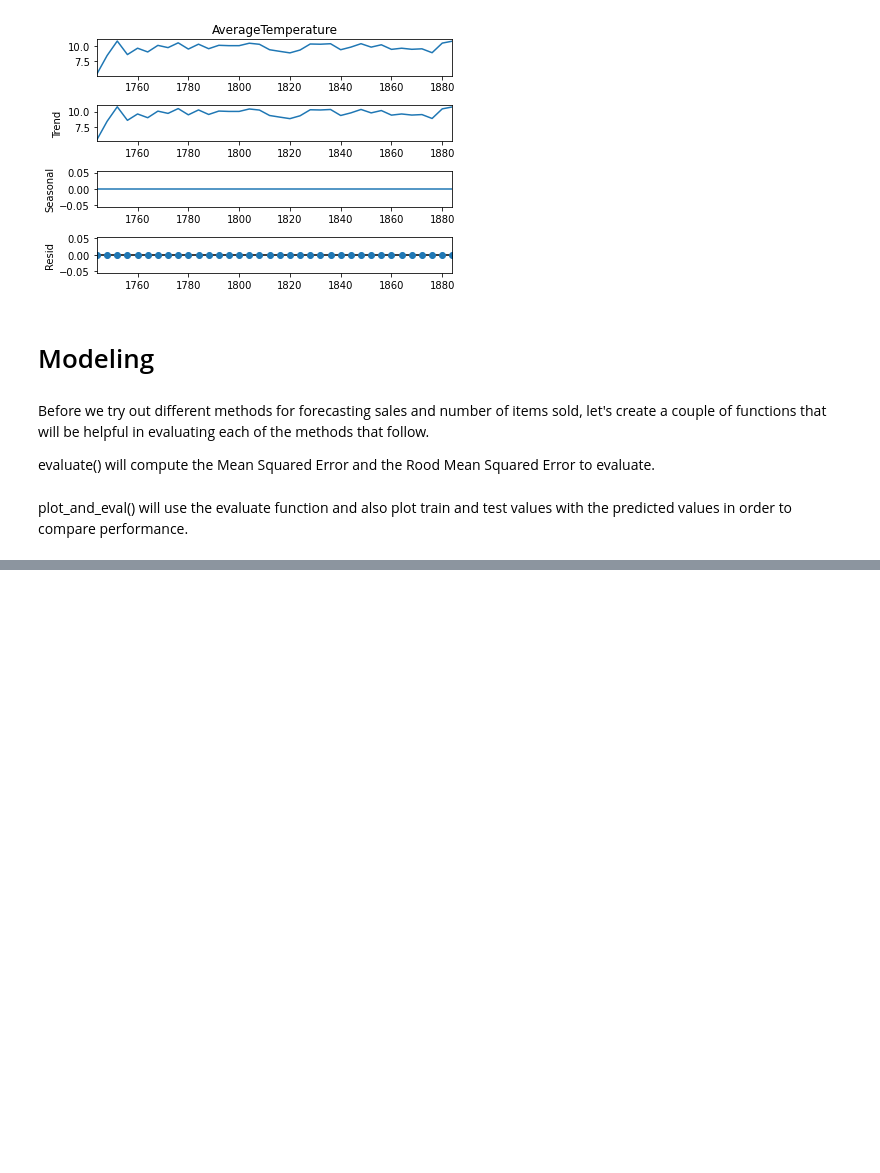
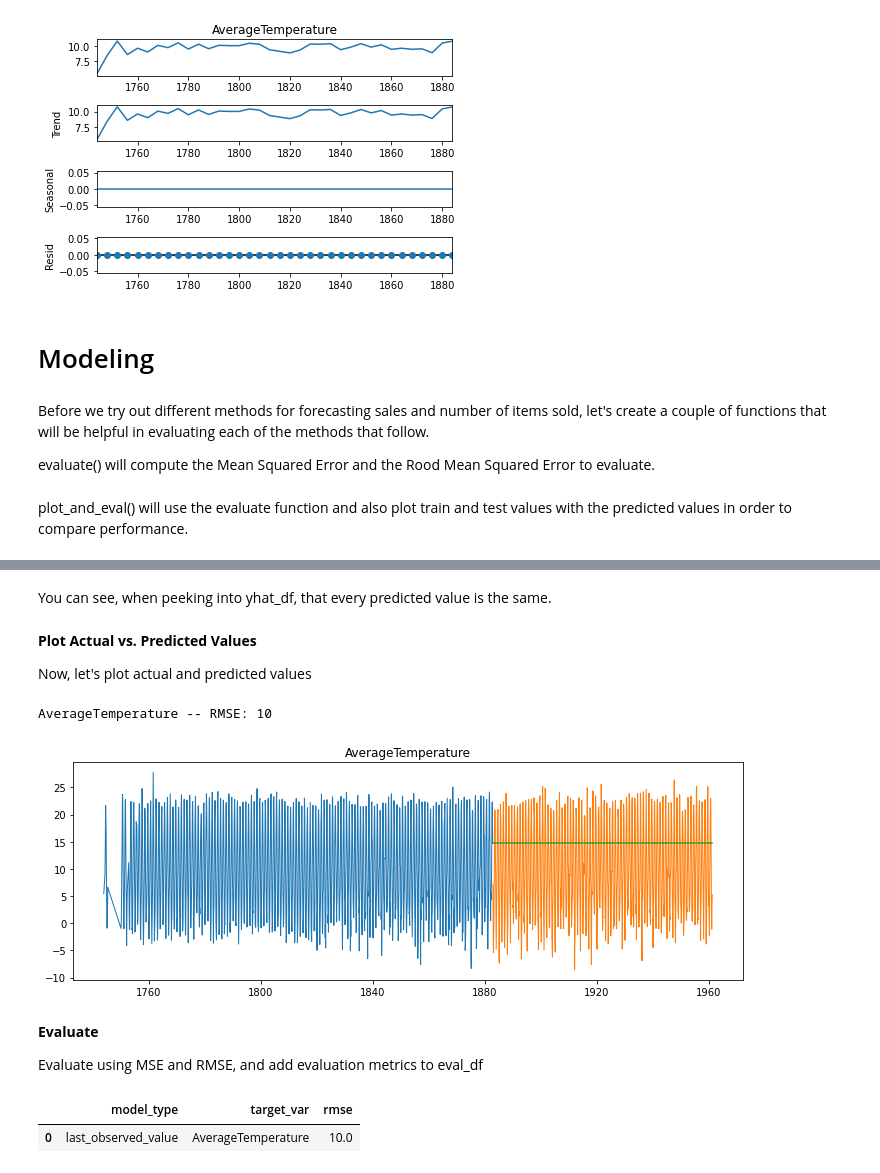
Before and after one commit to christophermayorga/time-series-exercises, a Jupyter notebook: climate-change.ipynb, the cells around one changed output, grey strips where cells are left out. Drawn from its saved outputs; the diff is of its cells as text; code cells hidden in the pictures; blank space fills up the shorter version.

```diff
--- a/climate-change.ipynb
+++ b/climate-change.ipynb
@@ -364,0 +398,5 @@ def plot_and_eval(target_var):
+# %%
+def make_predictions(temp):
+    yhat_df = pd.DataFrame({'AverageTemperature': [temp]},
+                       index = validate.index)
+    return yhat_df
@@ -364,0 +409,4 @@ def plot_and_eval(target_var):
+# %%
+# take the last item of temperature and assign to variable
+temp = round(train['AverageTemperature'][-1:][0], 2)
+temp
@@ -364,0 +415,3 @@ def plot_and_eval(target_var):
+# %%
+yhat_df_lov = make_predictions(temp)
+yhat_df_lov.head()
@@ -364,0 +438,25 @@ def plot_and_eval(target_var):
+# %% [markdown]
+You can see, when peeking into yhat_df, that every predicted value is the same.
+# %% [markdown]
+**Plot Actual vs. Predicted Values**
+
+Now, let's plot actual and predicted values
+# %%
+rmse_lov = evaluate(yhat_df_lov, 'AverageTemperature')
+# %%
+plot_and_eval(yhat_df_lov, 'AverageTemperature', rmse_lov)
+# %% [output]
+AverageTemperature -- RMSE: 10
+[figure, added]
+# %% [markdown]
+**Evaluate**
+
+Evaluate using MSE and RMSE, and add evaluation metrics to eval_df
+# %%
+eval_df = append_eval_df(model_type = 'last_observed_value',
+                             target_var = 'AverageTemperature', rmse = rmse_lov)
+
+eval_df
+# %% [output]
+|  | model_type | target_var | rmse |
+| 0 | last_observed_value | AverageTemperature | 10.0 |
```
Also changed, not shown: parts of 63 cells of this notebook, 1 other file.
